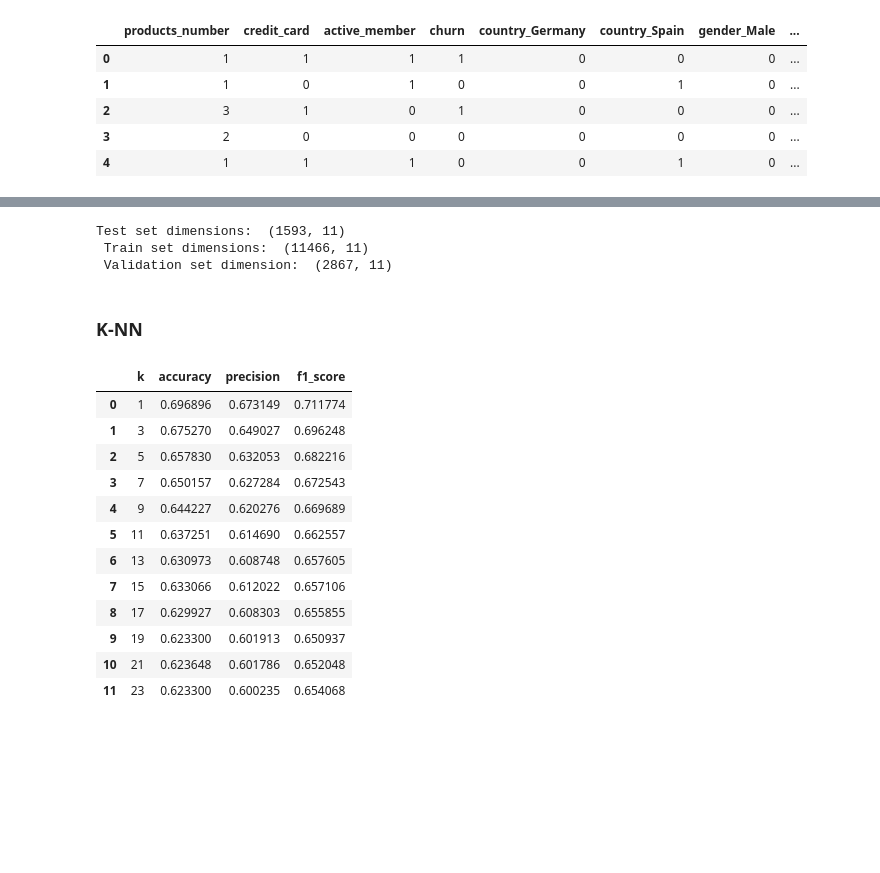
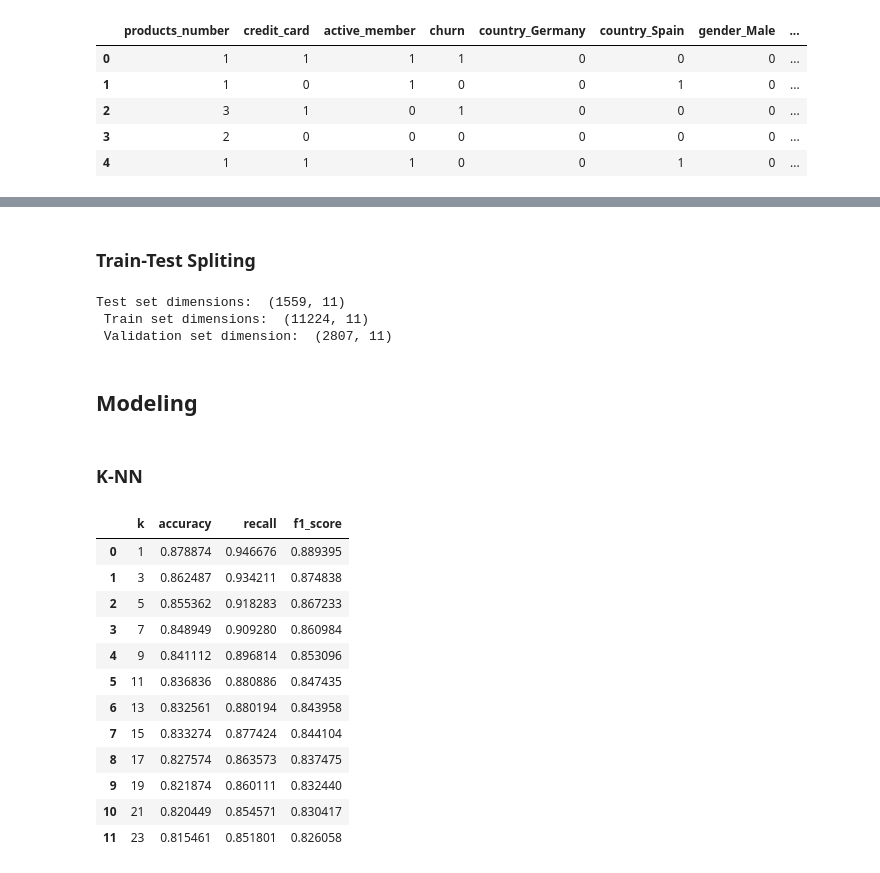
Before and after one commit to Fatemeh-Khosravi/Customer-Churn-Prediction, a Jupyter notebook: ADS505-FinalProject-ChrunPrediction.ipynb, the cells around one changed output, grey strips where cells are left out. Cells and saved outputs as stored; diff of their text form; code cells hidden in the pictures; blank space fills up the shorter version.

```diff
--- a/ADS505-FinalProject-ChrunPrediction.ipynb
+++ b/ADS505-FinalProject-ChrunPrediction.ipynb
@@ -250,0 +272,9 @@ country_Germany -- .4 with balance; -.33 with country_Spain
+# %%
+# log transformation for age
+np.random.seed(0)
+age_trans = np.log(churn_df['age'])
+fig, axs = plt.subplots(nrows=1, ncols=2,figsize=(8,5))
+axs[0].hist(churn_df['age'], edgecolor='black')
+axs[1].hist(age_trans, edgecolor='black')
+axs[0].set_title('Original Age')
+axs[1].set_title('Log Transformed Age')
@@ -250,0 +284,3 @@ country_Germany -- .4 with balance; -.33 with country_Spain
+# %%
+# converting  skewed column to the transformed values
+churn_df['age']=age_trans
@@ -291,0 +342,16 @@ churn_df_scaled.head(5)
+# %%
+#Boxplot WITH outliers
+numeric_columns= ['credit_score','age','tenure','balance','estimated_salary']
+for col_name in numeric_columns:
+  print('feature: ', col_name)
+
+
+  #IQR
+  Q1 = churn_df_scaled[col_name].quantile(0.25)
+  Q3 = churn_df_scaled[col_name].quantile(0.75)
+  IQR = Q3-Q1
+
+  mean1 = round(churn_df_scaled[col_name].mean(),2)
+  std1 = round(churn_df_scaled[col_name].std(),2)
+  median1 = round(churn_df_scaled[col_name].median(),2)
+  churn_df_scaled = churn_df_scaled[(churn_df_scaled[col_name] > (Q1 - 1.5 * IQR)) & (churn_df_scaled[col_name] < (Q3 + 1.5 * IQR))]
@@ -329,5 +390,5 @@ class1_df = churn_df[churn_df["churn"]==1]
 # %%
 # splitting into X and Y
 
-X = churn_df.drop('churn', axis = 1)
-y = churn_df['churn']
+X = churn_df_scaled.drop('churn', axis = 1)
+y =churn_df_scaled['churn']
@@ -347,4 +412,6 @@ y_smt.value_counts()
 Name: churn, dtype: int64
+# %% [markdown]
+### Train-Test Spliting
 # %%
 # partitioning data into 90% train and 10% test, and then will further split for validation
 
@@ -358,40 +425,42 @@ print("Test set dimensions: ", testX.shape,
       "\n Train set dimensions: ", trainX.shape,
       "\n Validation set dimension: ", validX.shape)
 # %% [output]
-Test set dimensions:  (1593, 11)
- Train set dimensions:  (11466, 11)
- Validation set dimension:  (2867, 11)
+Test set dimensions:  (1559, 11)
+ Train set dimensions:  (11224, 11)
+ Validation set dimension:  (2807, 11)
+# %% [markdown]
+## Modeling
 # %% [markdown]
 ### K-NN
 # %%
 # Train a classifier for different values of k
 knn_results = []
 for k in range(1, 25, 2):
     knn = KNeighborsClassifier(n_neighbors=k).fit(trainX, trainy)
     knn_results.append({
         'k': k,
         'accuracy': accuracy_score(validy, knn.predict(validX)),
-        'precision': precision_score(validy, knn.predict(validX)),
+        'recall': recall_score(validy, knn.predict(validX)),
         'f1_score': f1_score(validy, knn.predict(validX))
     })
 
 # Convert results to a pandas data frame
 knn_results = pd.DataFrame(knn_results)
 knn_results
 # %% [output]
-|  | k | accuracy | precision | f1_score |
-| 0 | 1 | 0.696896 | 0.673149 | 0.711774 |
-| 1 | 3 | 0.675270 | 0.649027 | 0.696248 |
-| 2 | 5 | 0.657830 | 0.632053 | 0.682216 |
-| 3 | 7 | 0.650157 | 0.627284 | 0.672543 |
-| 4 | 9 | 0.644227 | 0.620276 | 0.669689 |
-| 5 | 11 | 0.637251 | 0.614690 | 0.662557 |
-| 6 | 13 | 0.630973 | 0.608748 | 0.657605 |
-| 7 | 15 | 0.633066 | 0.612022 | 0.657106 |
-| 8 | 17 | 0.629927 | 0.608303 | 0.655855 |
-| 9 | 19 | 0.623300 | 0.601913 | 0.650937 |
-| 10 | 21 | 0.623648 | 0.601786 | 0.652048 |
-| 11 | 23 | 0.623300 | 0.600235 | 0.654068 |
+|  | k | accuracy | recall | f1_score |
+| 0 | 1 | 0.878874 | 0.946676 | 0.889395 |
+| 1 | 3 | 0.862487 | 0.934211 | 0.874838 |
+| 2 | 5 | 0.855362 | 0.918283 | 0.867233 |
+| 3 | 7 | 0.848949 | 0.909280 | 0.860984 |
+| 4 | 9 | 0.841112 | 0.896814 | 0.853096 |
+| 5 | 11 | 0.836836 | 0.880886 | 0.847435 |
+| 6 | 13 | 0.832561 | 0.880194 | 0.843958 |
+| 7 | 15 | 0.833274 | 0.877424 | 0.844104 |
+| 8 | 17 | 0.827574 | 0.863573 | 0.837475 |
+| 9 | 19 | 0.821874 | 0.860111 | 0.832440 |
+| 10 | 21 | 0.820449 | 0.854571 | 0.830417 |
+| 11 | 23 | 0.815461 | 0.851801 | 0.826058 |
 # %%
 # Plotting K-nn metrics from validation tests
 
```
Also changed, not shown: parts of 110 cells of this notebook.
